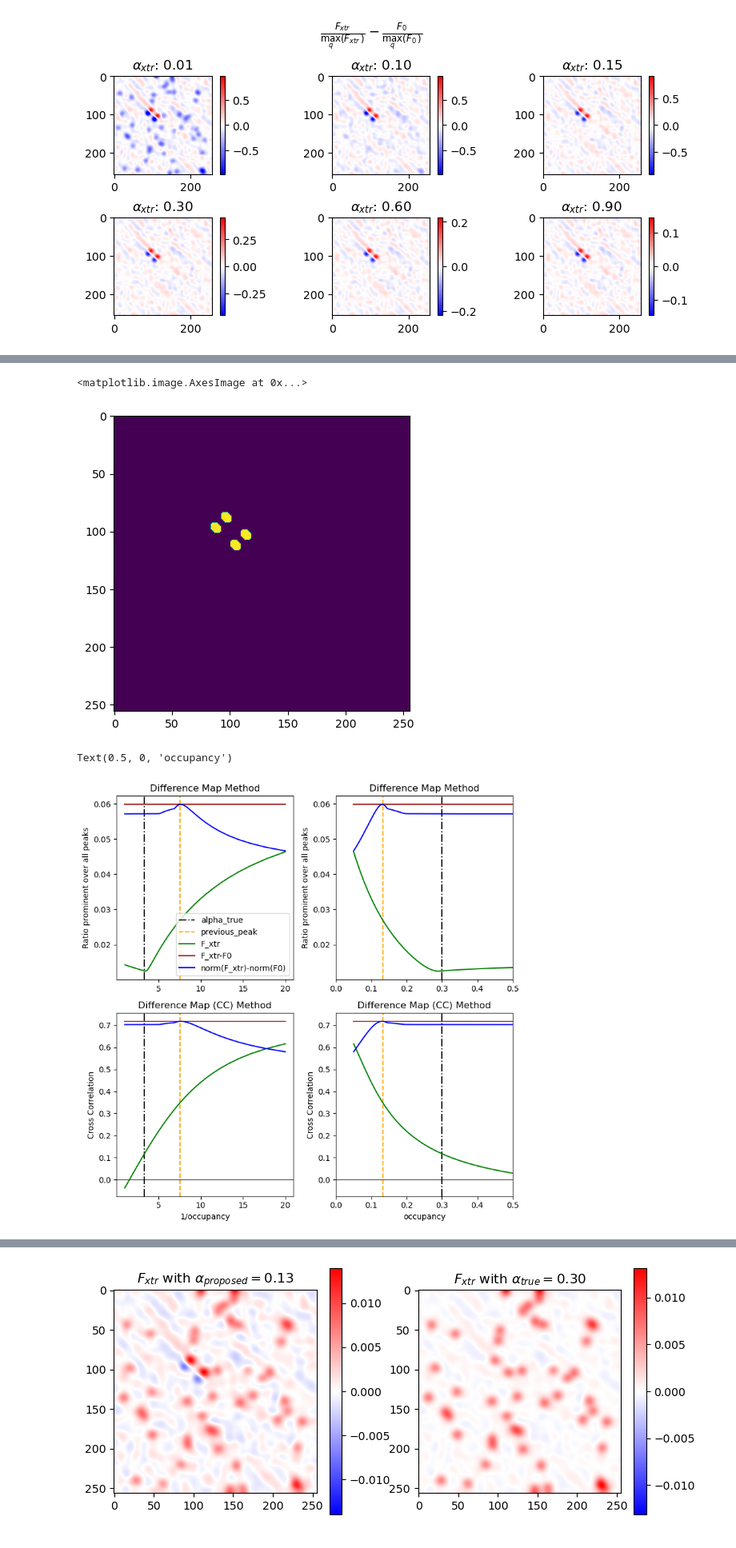
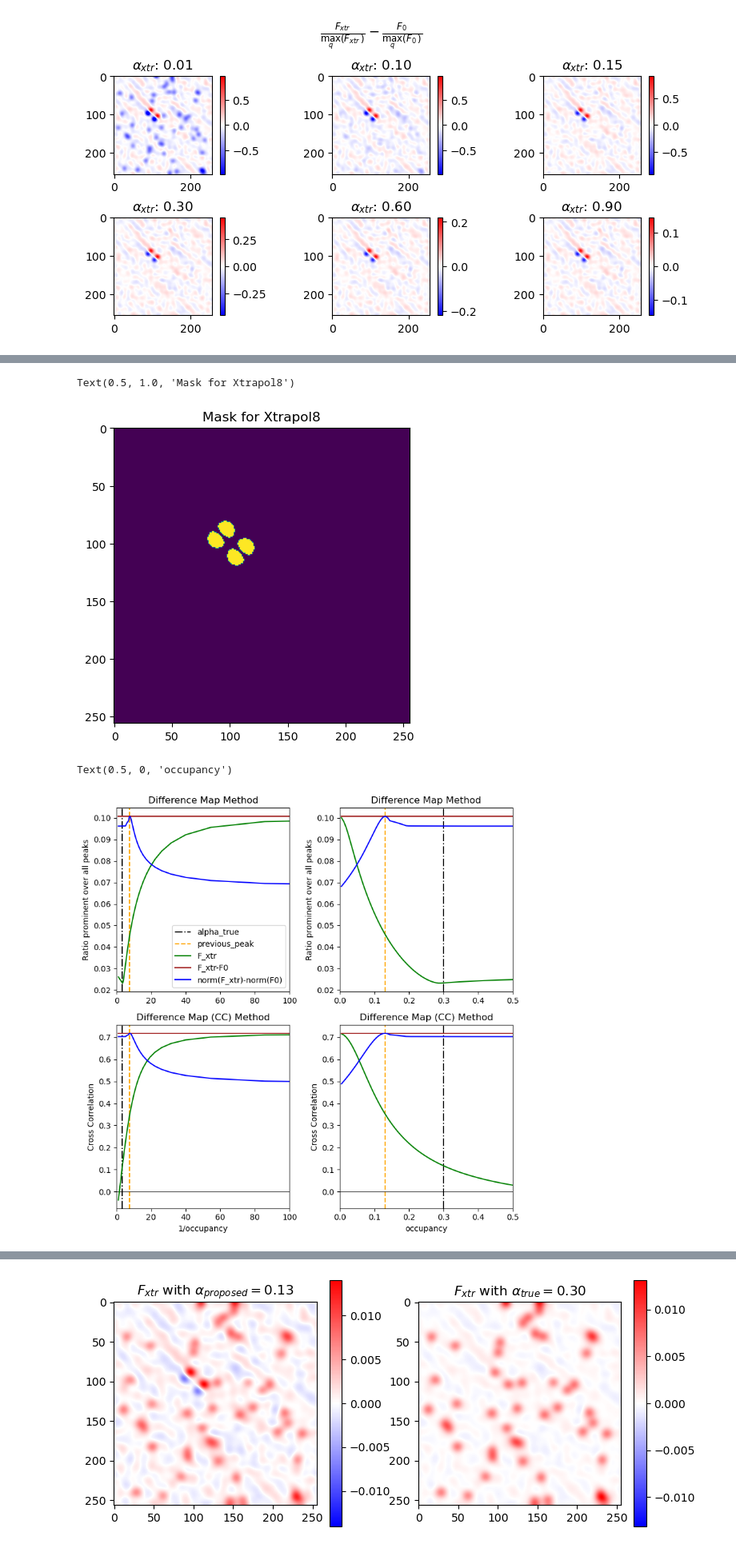
Before and after one commit to cvazz/occupancy-estimation, a Jupyter notebook: occupancy-basic.ipynb, the cells around one changed output, grey strips where cells are left out. Shown at 80% size. Cells and saved outputs as stored; diff of their text form; code cells hidden in the pictures.

```diff
--- a/occupancy-basic.ipynb
+++ b/occupancy-basic.ipynb
@@ -148,21 +155,22 @@ First I define a region of interest. Plots didn't change much based on whether I
 # %%
 delta_obj = alpha*(obj1-obj0)
-mask_pks = np.abs(delta_obj)>0.001
+mask_pks = np.abs(delta_obj)>0.0005
 fig, axs = plt.subplots(1,1)
 # ax = axs[0]
 axs.imshow(mask_pks)
+axs.set_title("Mask for Xtrapol8")
 # ax = axs[1]
 # ax.imshow(mask_pks)
 # %% [output]
-<matplotlib.image.AxesImage at 0x...>
+Text(0.5, 1.0, 'Mask for Xtrapol8')
-[figure, old version]
+[figure, new version]
 # %%
 from occupancy import  x8_density_map_fdiff_norm
 f_mix = np.fft.fft2(delta_obj)
 true_phase = np.angle(f_mix)
 rand_phase = np.random.uniform(size=true_phase.shape)*2*np.pi
 
-alpha_xtrs = np.linspace(5e-2,1,150 )
+alpha_xtrs = np.linspace(5e-3,1,150 )
 
 f_xtrs = make_f_xtr(alpha_xtrs, f_dark, f_light, np.angle(f_dark),  version=1, noise_level=0)
 peak_sum, real_CC = x8_density_map_f1(f_xtrs, mask_pks, obj0, delta_obj)
@@ -183,6 +191,7 @@ for ax in axs[:,0] :
     ax.axvline(1/alpha,c="k", linestyle="-.", label="alpha_true")
     # ax.axvline(1/(alpha*2),c="k", linestyle="--", label="2*alpha_true")
     ax.axvline(1/pk_val,c="orange", linestyle="--", label="previous_peak")
+    ax.set_xlim(0,100)
 
 for ax in axs[:,1] :
     # ax.axvline(alpha/2,c="k", linestyle="-", label="alpha_true")
@@ -194,32 +203,32 @@ for ax in axs[:,1] :
 for ax in axs[1] :
     ax.axhline(0,c="k", linewidth=.5, )
     ax.set_ylabel("Cross Correlation")
     ax.set_xlabel("Alphas")
     ax.set_title("Difference Map (CC) Method")
 
 ax = axs[0,0]
 ax.plot(1/alpha_xtrs,peak_sum, label=r"F_xtr",color="g")
 ax.plot(1/alpha_xtrs,peak_sum_diff, label=r"F_xtr-F0",color="brown")
 ax.plot(1/alpha_xtrs,peak_sum_diffnorm, label=r"norm(F_xtr)-norm(F0)",color="b")
 ax.legend()
 
 ax = axs[0,1]
 ax.plot(alpha_xtrs,peak_sum, label=r"$\phi_{0}$",color="g")
 ax.plot(alpha_xtrs,peak_sum_diff, label=r"$\phi_{0}$",color="brown")
 ax.plot(alpha_xtrs,peak_sum_diffnorm, label=r"norm(F_xtr)-norm(F0)",color="b")
 
 ax = axs[1,0]
 ax.plot(1/alpha_xtrs,real_CC, label=r"$\phi_{0}$",color="g")
 ax.plot(1/alpha_xtrs,real_CC_diff, label=r"F_xtr-F0",color="brown")
 ax.plot(1/alpha_xtrs,real_CC_diffnorm, label=r"norm: F_xtr-F0",color="b")
 ax.set_xlabel("1/occupancy")
 
 ax = axs[1,1]
 ax.plot(alpha_xtrs,real_CC,  label=r"F_xtr"    ,    color="g")
 ax.plot(alpha_xtrs,real_CC_diff, label=r"F_xtr-F0",color="brown")
 ax.plot(alpha_xtrs,real_CC_diffnorm, label=r"norm: F_xtr-F0",color="b")
 ax.set_xlabel("occupancy")
 # %% [output]
 Text(0.5, 0, 'occupancy')
-[figure, old version]
+[figure, new version]
 # %% [markdown]
```
Also changed, not shown: parts of 19 cells of this notebook.
